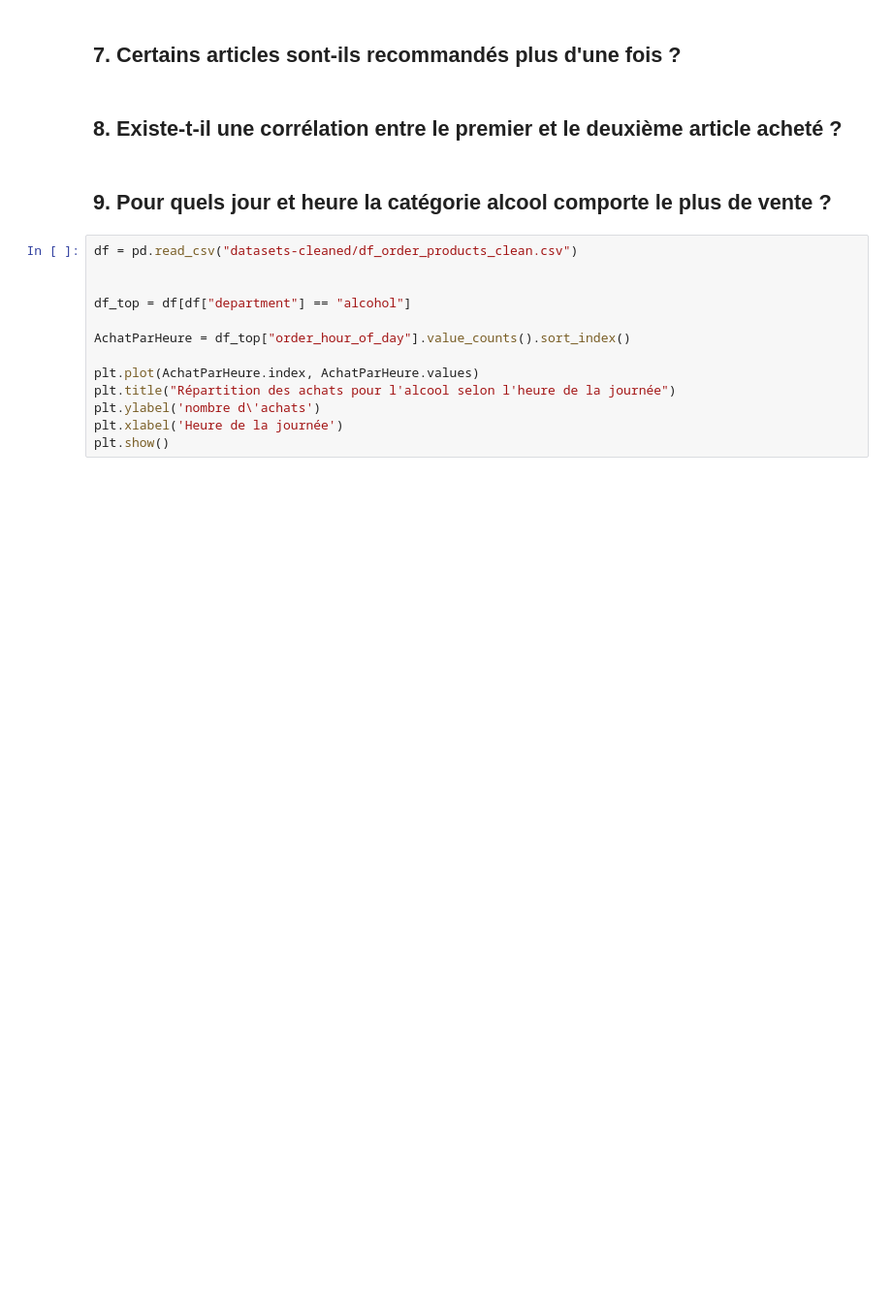
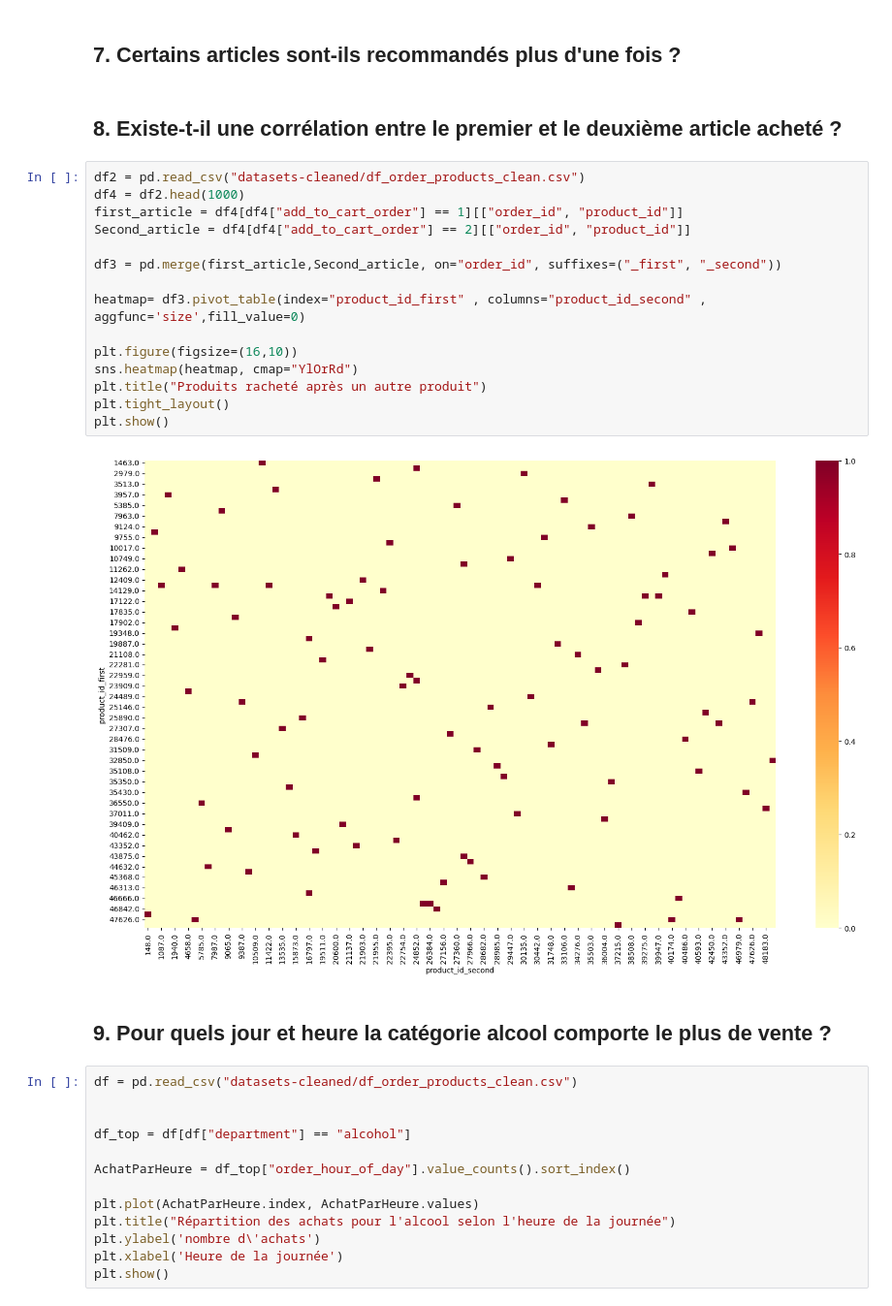
Before and after one commit to jarodpg/NextBuy, a Jupyter notebook: nextbuy_visualisation.ipynb, the cells around one changed output. Shown at 97% size. Drawn from its saved outputs; the diff is of its cells as text; blank space fills up the shorter version.

Commit message:
[+] Produits racheté après un autre produit

```diff
--- a/nextbuy_visualisation.ipynb
+++ b/nextbuy_visualisation.ipynb
@@ -213,6 +213,23 @@ plt.show()
 ## 7. Certains articles sont-ils recommandés plus d'une fois ?
 # %% [markdown]
 ## 8. Existe-t-il une corrélation entre le premier et le deuxième article acheté ?
+# %%
+df2 = pd.read_csv("datasets-cleaned/df_order_products_clean.csv")
+df4 = df2.head(1000)
+first_article = df4[df4["add_to_cart_order"] == 1][["order_id", "product_id"]]
+Second_article = df4[df4["add_to_cart_order"] == 2][["order_id", "product_id"]]
+
+df3 = pd.merge(first_article,Second_article, on="order_id", suffixes=("_first", "_second"))
+
+heatmap= df3.pivot_table(index="product_id_first" , columns="product_id_second" , aggfunc='size',fill_value=0)
+
+plt.figure(figsize=(16,10))
+sns.heatmap(heatmap, cmap="YlOrRd")
+plt.title("Produits racheté après un autre produit")
+plt.tight_layout()
+plt.show()
+# %% [output]
+[figure, added]
 # %% [markdown]
 ## 9. Pour quels jour et heure la catégorie alcool comporte le plus de vente ?
 # %%
```
Also changed, not shown: parts of 1 cell of this notebook, 1 other file.
